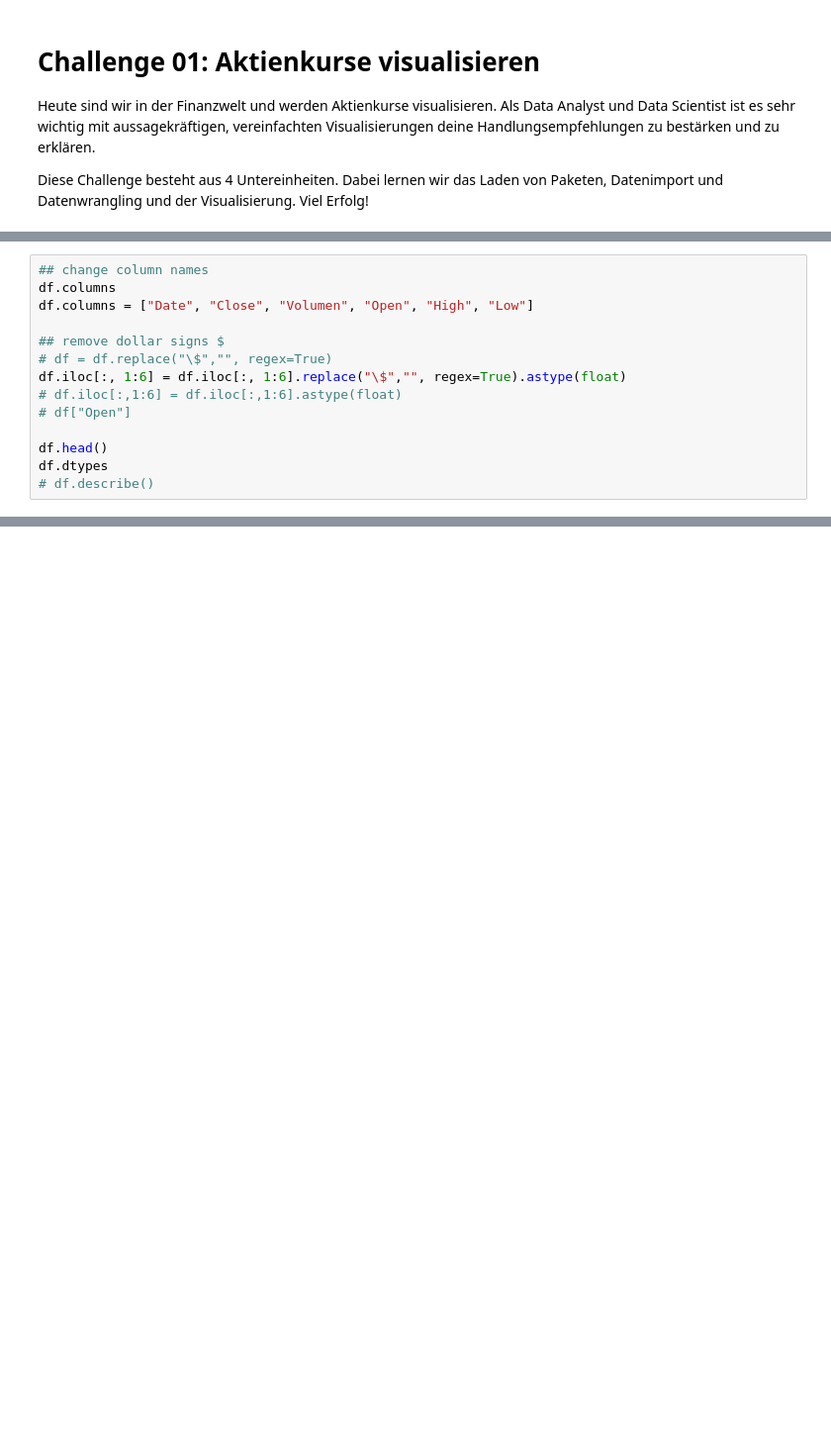
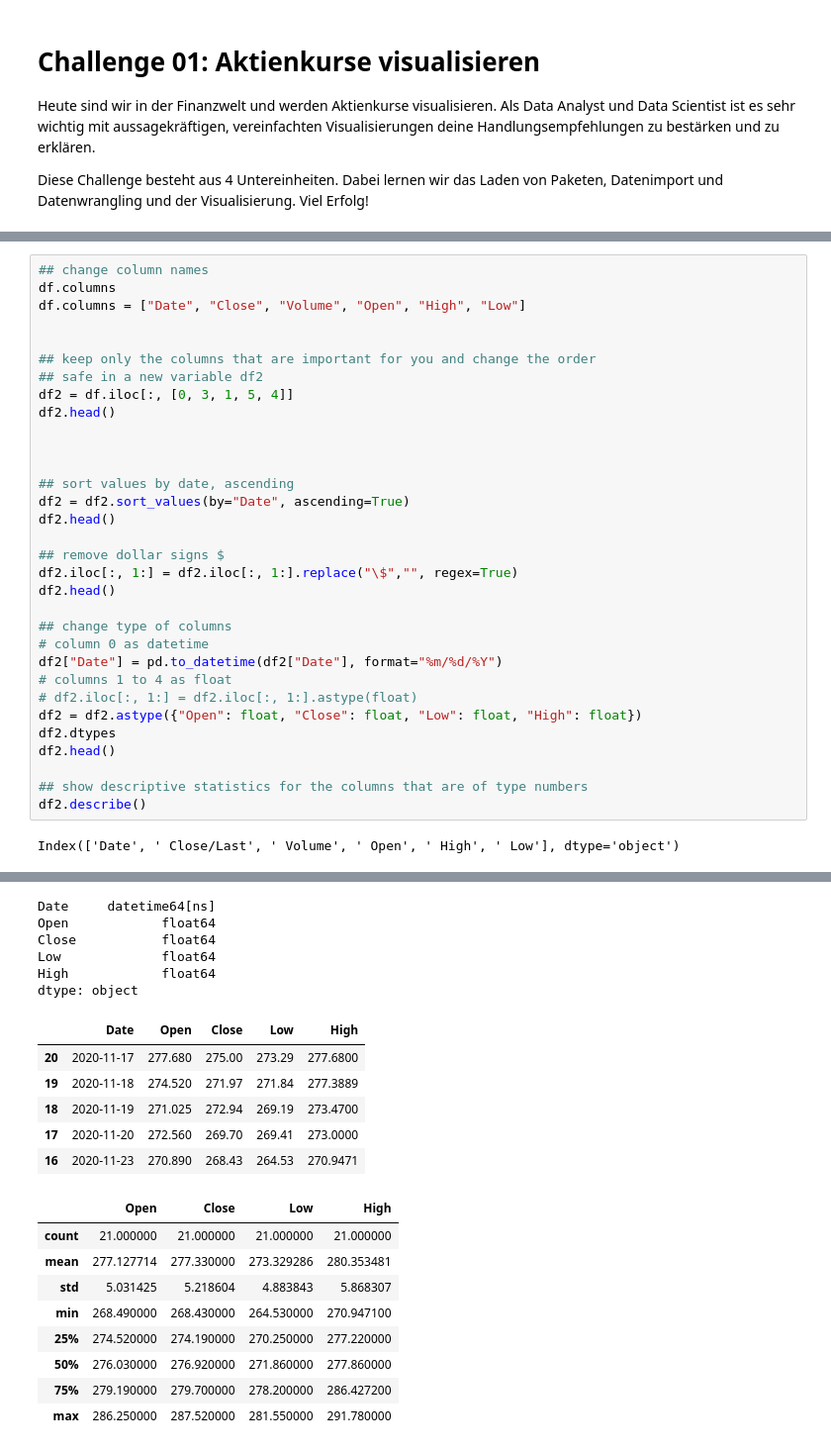
Before and after one commit to yhoang/rdm, a Jupyter notebook: stackFuel/Challenge01_Aktienkurse_visualisieren.ipynb, the cells around one changed output, grey strips where cells are left out. Shown at 99% size. Saved outputs shown, nothing was run; the diff lists cells and outputs as text; blank space fills up the shorter version.

```diff
--- a/stackFuel/Challenge01_Aktienkurse_visualisieren.ipynb
+++ b/stackFuel/Challenge01_Aktienkurse_visualisieren.ipynb
@@ -61,14 +56,0 @@ dtype: object
-# %%
-## change column names
-df.columns
-df.columns = ["Date", "Close", "Volumen", "Open", "High", "Low"]
-
-## remove dollar signs $
-# df = df.replace("\$","", regex=True)
-df.iloc[:, 1:6] = df.iloc[:, 1:6].replace("\$","", regex=True).astype(float)
-# df.iloc[:,1:6] = df.iloc[:,1:6].astype(float)
-# df["Open"]
-
-df.head()
-df.dtypes
-# df.describe()
@@ -101,0 +57,34 @@ dtype: object
+# %%
+## change column names
+df.columns
+df.columns = ["Date", "Close", "Volume", "Open", "High", "Low"]
+
+
+## keep only the columns that are important for you and change the order
+## safe in a new variable df2
+df2 = df.iloc[:, [0, 3, 1, 5, 4]]
+df2.head()
+
+
+
+## sort values by date, ascending
+df2 = df2.sort_values(by="Date", ascending=True)
+df2.head()
+
+## remove dollar signs $
+df2.iloc[:, 1:] = df2.iloc[:, 1:].replace("\$","", regex=True)
+df2.head()
+
+## change type of columns
+# column 0 as datetime
+df2["Date"] = pd.to_datetime(df2["Date"], format="%m/%d/%Y")
+# columns 1 to 4 as float
+# df2.iloc[:, 1:] = df2.iloc[:, 1:].astype(float)
+df2 = df2.astype({"Open": float, "Close": float, "Low": float, "High": float})
+df2.dtypes
+df2.head()
+
+## show descriptive statistics for the columns that are of type numbers
+df2.describe()
+# %% [output]
+Index(['Date', ' Close/Last', ' Volume', ' Open', ' High', ' Low'], dtype='object')
@@ -101,0 +109,21 @@ dtype: object
+Date     datetime64[ns]
+Open            float64
+Close           float64
+Low             float64
+High            float64
+dtype: object
+|  | Date | Open | Close | Low | High |
+| 20 | 2020-11-17 | 277.680 | 275.00 | 273.29 | 277.6800 |
+| 19 | 2020-11-18 | 274.520 | 271.97 | 271.84 | 277.3889 |
+| 18 | 2020-11-19 | 271.025 | 272.94 | 269.19 | 273.4700 |
+| 17 | 2020-11-20 | 272.560 | 269.70 | 269.41 | 273.0000 |
+| 16 | 2020-11-23 | 270.890 | 268.43 | 264.53 | 270.9471 |
+|  | Open | Close | Low | High |
+| count | 21.000000 | 21.000000 | 21.000000 | 21.000000 |
+| mean | 277.127714 | 277.330000 | 273.329286 | 280.353481 |
+| std | 5.031425 | 5.218604 | 4.883843 | 5.868307 |
+| min | 268.490000 | 268.430000 | 264.530000 | 270.947100 |
+| 25% | 274.520000 | 274.190000 | 270.250000 | 277.220000 |
+| 50% | 276.030000 | 276.920000 | 271.860000 | 277.860000 |
+| 75% | 279.190000 | 279.700000 | 278.200000 | 286.427200 |
+| max | 286.250000 | 287.520000 | 281.550000 | 291.780000 |
```
Also changed, not shown: parts of 11 cells of this notebook.
